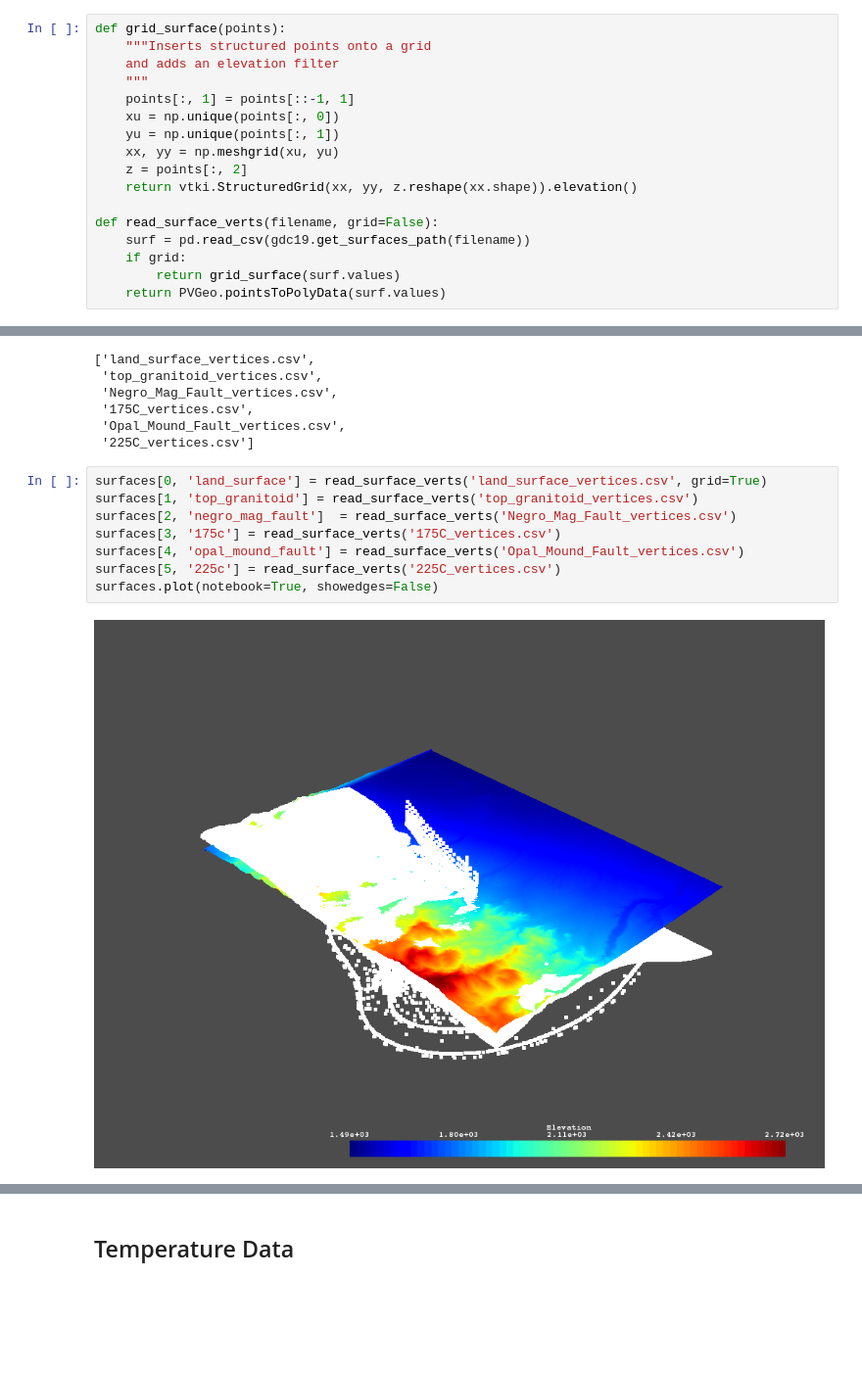
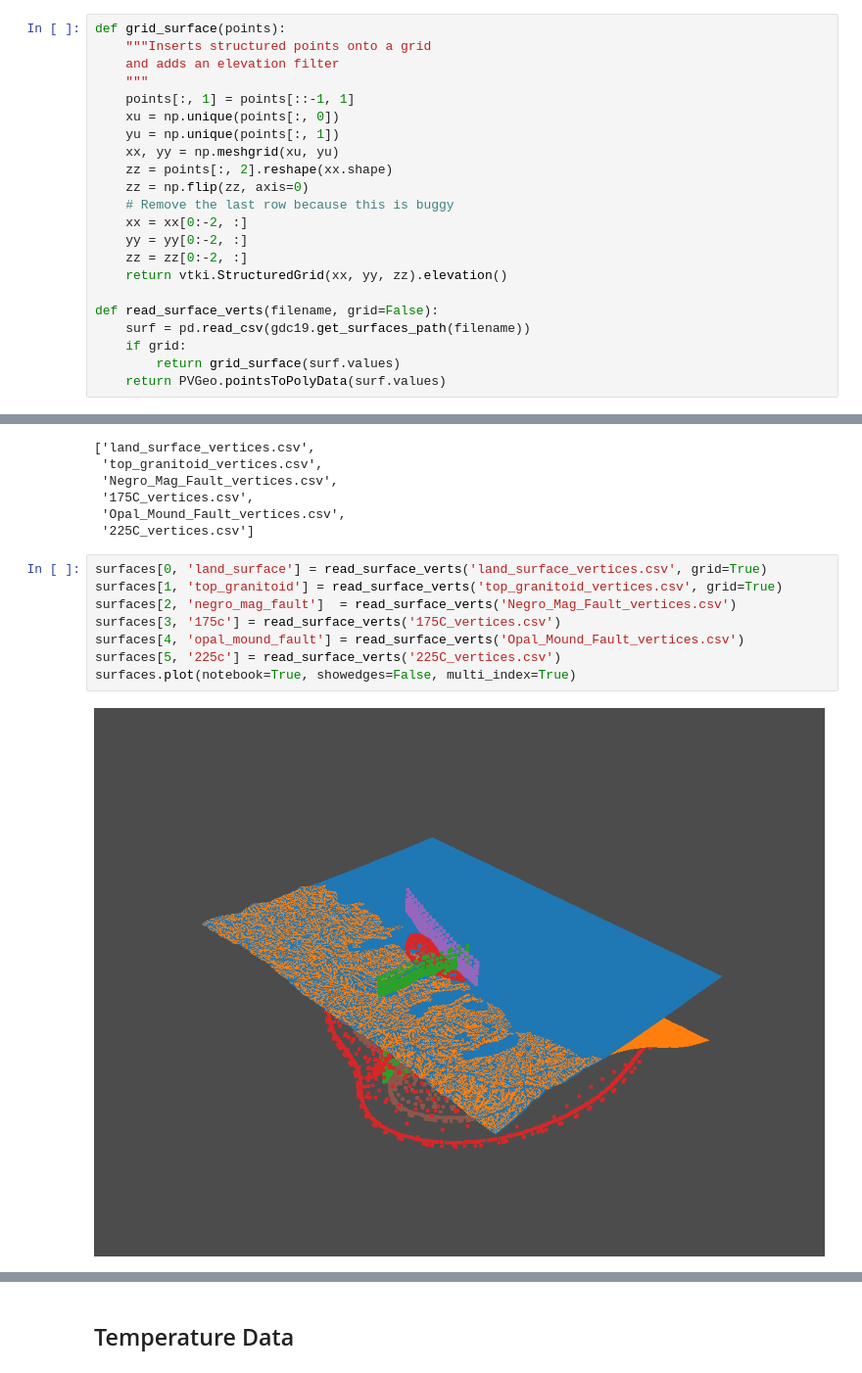
Before and after one commit to OpenGeoVis/GeothermalDesignChallenge, a Jupyter notebook: codebooks/File IO.ipynb, the cells around one changed output, grey strips where cells are left out. Shown: that part at 98% size. Saved outputs shown, nothing was run; the diff lists cells and outputs as text; blank space fills up the shorter version.

```diff
--- a/codebooks/File IO.ipynb
+++ b/codebooks/File IO.ipynb
@@ -56,8 +56,13 @@ def grid_surface(points):
     xu = np.unique(points[:, 0])
     yu = np.unique(points[:, 1])
     xx, yy = np.meshgrid(xu, yu)
-    z = points[:, 2]
-    return vtki.StructuredGrid(xx, yy, z.reshape(xx.shape)).elevation()
+    zz = points[:, 2].reshape(xx.shape)
+    zz = np.flip(zz, axis=0)
+    # Remove the last row because this is buggy
+    xx = xx[0:-2, :]
+    yy = yy[0:-2, :]
+    zz = zz[0:-2, :]
+    return vtki.StructuredGrid(xx, yy, zz).elevation()
 
 def read_surface_verts(filename, grid=False):
     surf = pd.read_csv(gdc19.get_surfaces_path(filename))
@@ -75,11 +80,11 @@ gdc19.list_filenames('surfaces')
  '225C_vertices.csv']
 # %%
 surfaces[0, 'land_surface'] = read_surface_verts('land_surface_vertices.csv', grid=True)
-surfaces[1, 'top_granitoid'] = read_surface_verts('top_granitoid_vertices.csv')
+surfaces[1, 'top_granitoid'] = read_surface_verts('top_granitoid_vertices.csv', grid=True)
 surfaces[2, 'negro_mag_fault']  = read_surface_verts('Negro_Mag_Fault_vertices.csv')
 surfaces[3, '175c'] = read_surface_verts('175C_vertices.csv')
 surfaces[4, 'opal_mound_fault'] = read_surface_verts('Opal_Mound_Fault_vertices.csv')
 surfaces[5, '225c'] = read_surface_verts('225C_vertices.csv')
-surfaces.plot(notebook=True, showedges=False)
+surfaces.plot(notebook=True, showedges=False, multi_index=True)
 # %% [output]
-[figure, old version]
+[figure, new version]
```
Also changed, not shown: parts of 3 cells of this notebook.
